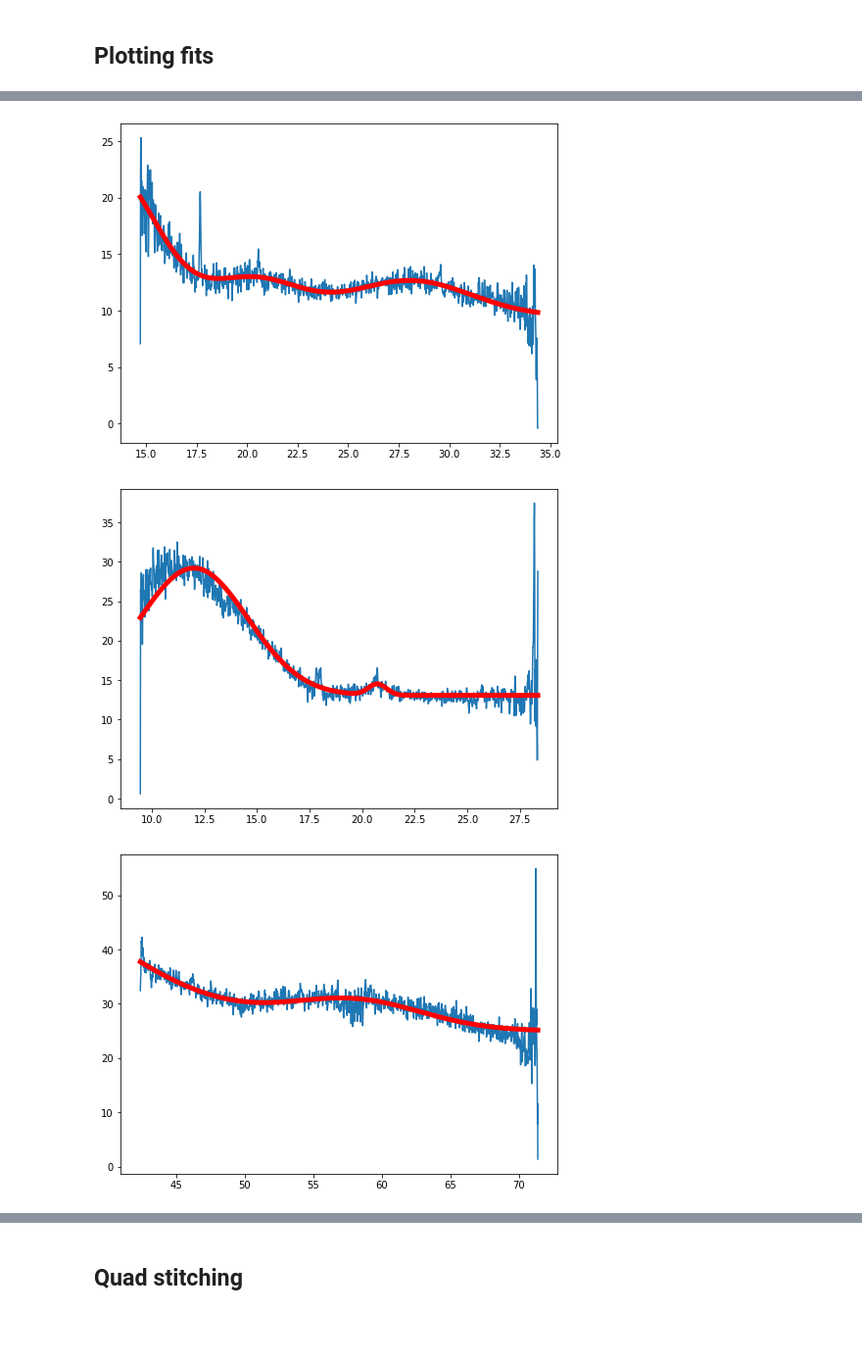
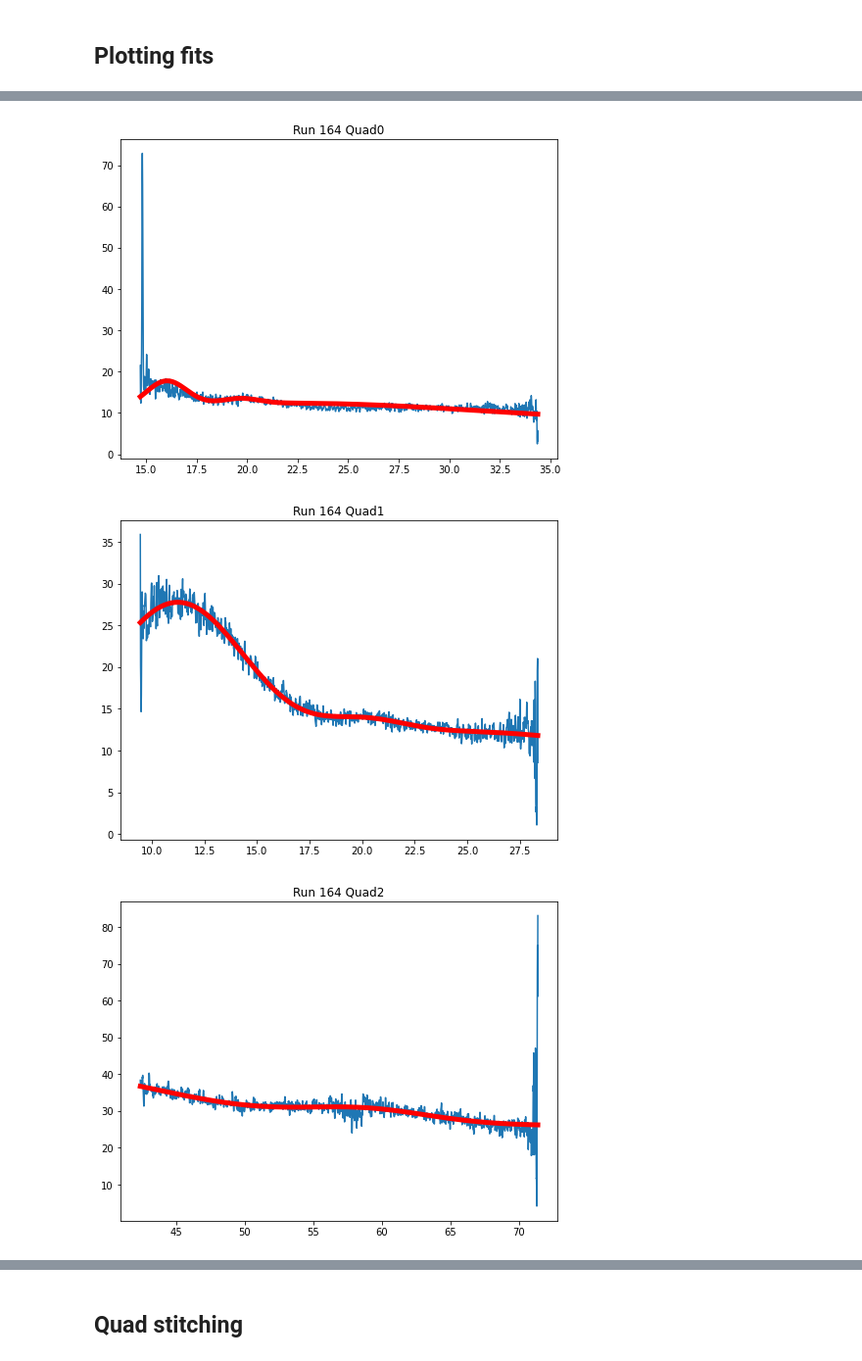
Before and after one commit to meeramadhavi/MEC_XRD_VISAR, a Jupyter notebook: Azimuthal_integration_Meera.ipynb, the cells around one changed output, grey strips where cells are left out. Shown at 98% size. Saved outputs shown, nothing was run; the diff lists cells and outputs as text; code cells hidden in the pictures; blank space fills up the shorter version.

```diff
--- a/Azimuthal_integration_Meera.ipynb
+++ b/Azimuthal_integration_Meera.ipynb
@@ -44,7 +44,8 @@ energy_file_name = 'Energies.csv'
 results_save_dir = '/Users/meera94/Library/CloudStorage/OneDrive-UniversityofCalifornia,Davis/LX99/Results/Analysis_fit_results'
 
 ##importing
-fit_params_file = '/Users/meera94/Library/CloudStorage/OneDrive-UniversityofCalifornia,Davis/LX99/Results/Peakfit_boundsnguess.xlsx'
+#fit_params_file = '/Users/meera94/Library/CloudStorage/OneDrive-UniversityofCalifornia,Davis/LX99/Results/Peakfit_boundsnguess.xlsx'
+fit_params_file = '/Users/meera94/Desktop/LCLS MEC LX99/Peakfit_boundsnguess.xlsx'
 # %%
 #Read energies in KeV
 if platform == "linux" or platform == "linux2":
@@ -69,7 +70,8 @@ else:
 ## opening runs from tiff files tand saving them to a dictionary. We will rotate the images as required by the detector
 #Runs = [140, 143, 146]#, 149, 152, 157, 160, 163, 166, 169, 173, 176, 182, 185, 179, 237, 240, 243, 249, 252, 255, 260, 263, 270, 273, 276, 282, 285, 288, 291, 294, 297, 300, 305, 311, 313, 316, 319, 327, 330, 336, 333, 339]
 #Runs = [139, 140, 142, 143, 145, 146, 148, 149, 151, 152, 157, 159, 160, 162, 163, 165, 166, 168, 169, 172, 173, 175, 176, 178, 181, 182, 184, 185, 179, 234, 237, 239, 240, 242, 243, 248, 249, 251, 252, 254, 255, 259, 260, 262, 263, 269, 270, 272, 273, 275, 276, 281, 282, 284, 284, 285, 287, 288, 290, 291, 293, 294, 296, 297, 299, 300, 302, 304, 305, 307, 310, 311, 312, 313, 315, 316, 318, 319, 326, 327, 329,  330, 335,  336, 332, 333, 338, 339]
-Runs = [ 140, 141, 144, 147, 150, 153, 158, 161, 164] #, 141, 144, 147, 150, 153, 158, 161, 164, 419, 446, 460, 600, 612, 615] # what is wrong with 150?
+#Runs = [ 140, 141, 144, 147, 150, 153, 158, 161, 164] #, 141, 144, 147, 150, 153, 158, 161, 164, 419, 446, 460, 600, 612, 615] # what is wrong with 150?
+Runs = [ 413, 416, 419, 422, 425, 428, 431, 434, 437]
 #Runs = [218, 219]#, 448, 449, 539, 540, 541]#, 67, 70, 88, 116, 117, 118, 127, 128, 129]
 dark_run = [124]
 #Runs = [249, 250, 244]
@@ -1086,0 +1109,4 @@ Quad3_fit_bounds_params = pd.read_excel(fit_params_file, sheet_name='Quad3')
+# %%
+run_num = Runs[1]
+p0, Bounds = mfc.get_fit_guess(Quad0_fit_bounds_params, run_num, 3)
+print(p0, Bounds)
@@ -1098,7 +1126,7 @@ for i, _ in enumerate(Runs):
             y = Int_1D_results['Run ' + str(Runs[i])]['Quad' + str(j)][1]
             valid = ~(np.isnan(x)|np.isnan(y))
             popt0, pcov0 = curve_fit(threegaussfit, x[valid],y[valid], p0, bounds = Bounds)
-            err_fit0 = np.sqrt(np.diag(pcov))
+            err_fit0 = np.sqrt(np.diag(pcov0))
             fit_param0 = [popt0, err_fit0]
             fit_results_byquads['Quad' + str((j))] = fit_param0
         elif j == 1:
@@ -1107,7 +1135,7 @@ for i, _ in enumerate(Runs):
             y = Int_1D_results['Run ' + str(Runs[i])]['Quad' + str(j)][1]
             valid = ~(np.isnan(x)|np.isnan(y))
             popt1, pcov1 = curve_fit(threegaussfit, x[valid],y[valid], p0, bounds = Bounds)
-            err_fit1 = np.sqrt(np.diag(pcov))
+            err_fit1 = np.sqrt(np.diag(pcov1))
             fit_param1 = [popt1, err_fit1]
             fit_results_byquads['Quad' + str((j))] = fit_param1
         elif j == 2:
@@ -1116,7 +1144,7 @@ for i, _ in enumerate(Runs):
             y = Int_1D_results['Run ' + str(Runs[i])]['Quad' + str(j)][1]
             valid = ~(np.isnan(x)|np.isnan(y))
             popt2, pcov2 = curve_fit(twogaussfit, x[valid],y[valid], p0, bounds = Bounds)
-            err_fit2 = np.sqrt(np.diag(pcov))
+            err_fit2 = np.sqrt(np.diag(pcov2))
             fit_param2 = [popt2, err_fit2]
             fit_results_byquads['Quad' + str((j))] = fit_param2
         elif j == 3:
@@ -1125,7 +1153,7 @@ for i, _ in enumerate(Runs):
             y = Int_1D_results['Run ' + str(Runs[i])]['Quad' + str(j)][1]
             valid = ~(np.isnan(x)|np.isnan(y))
             popt3, pcov3 = curve_fit(twogaussfit, x[valid],y[valid], p0, bounds = Bounds)
-            err_fit3 = np.sqrt(np.diag(pcov))
+            err_fit3 = np.sqrt(np.diag(pcov3))
             fit_param3 = [popt3, err_fit3]
             fit_results_byquads['Quad' + str((j))] = fit_param3
     fit_results_byruns['Run ' + str(Runs[i])] = fit_results_byquads
@@ -1141,38 +1169,60 @@ array([25.        , 32.2438537 , 27.19038688, 11.10902921,  5.30526833,
 # %%
-i = 0
+i = 8
 Run_to_plot = Runs[i]
 
 for j, _ in enumerate(Quads):
     if j == 0:
         x = Int_1D_results['Run ' + str(Runs[i])]['Quad' + str(j)][0]
         y = Int_1D_results['Run ' + str(Runs[i])]['Quad' + str(j)][1]
         valid = ~(np.isnan(x)|np.isnan(y))
         plt.plot(x[valid], y[valid])
         plt.plot(x[valid], threegaussfit(x[valid], *fit_results_byruns['Run ' + str(Runs[i])]['Quad' + str(j)][0]),color = 'r',linewidth = 5)
+        plt.title('Run ' + str(Runs[i])+ ' Quad'+  str(j))
+        # print(fit_param0)
+        # print(popt0)
+        # print(err_fit0)
         plt.show()
+
+
     elif j == 1:
         x = Int_1D_results['Run ' + str(Runs[i])]['Quad' + str(j)][0]
         y = Int_1D_results['Run ' + str(Runs[i])]['Quad' + str(j)][1]
         valid = ~(np.isnan(x)|np.isnan(y))
         plt.plot(x[valid], y[valid])
         plt.plot(x[valid], threegaussfit(x[valid], *fit_results_byruns['Run ' + str(Runs[i])]['Quad' + str(j)][0]),color = 'r',linewidth = 5)
+        plt.title('Run ' + str(Runs[i])+ ' Quad'+  str(j))
+        # print(popt1)
+        # print(err_fit1)
         plt.show()
+
     elif j == 2:
         x = Int_1D_results['Run ' + str(Runs[i])]['Quad' + str(j)][0]
         y = Int_1D_results['Run ' + str(Runs[i])]['Quad' + str(j)][1]
         valid = ~(np.isnan(x)|np.isnan(y))
         plt.plot(x[valid], y[valid])
         plt.plot(x[valid], twogaussfit(x[valid], *fit_results_byruns['Run ' + str(Runs[i])]['Quad' + str(j)][0]),color = 'r',linewidth = 5)
+        plt.title('Run ' + str(Runs[i])+ ' Quad'+ str(j))
+        # print(popt2)
+        # print(err_fit2)
         plt.show()
+
 
     elif j == 3:
         x = Int_1D_results['Run ' + str(Runs[i])]['Quad' + str(j)][0]
         y = Int_1D_results['Run ' + str(Runs[i])]['Quad' + str(j)][1]
         valid = ~(np.isnan(x)|np.isnan(y))
         plt.plot(x[valid], y[valid])
         plt.plot(x[valid], twogaussfit(x[valid], *fit_results_byruns['Run ' + str(Runs[i])]['Quad' + str(j)][0]),color = 'r',linewidth = 5)
+        plt.title('Run ' + str(Runs[i])+ ' Quad'+  str(j))
+        # print(popt3)
+        # print(err_fit3)
         plt.show()
+
+for j, _ in enumerate(Quads):
+    print('Fit param Run '+str(Runs[i])+ ' Quad' + str((j))+':', fit_results_byruns['Run ' + str(Runs[i])] ['Quad' + str((j))][0])
+for j, _ in enumerate(Quads):
+    print('Fit error Run '+str(Runs[i])+ ' Quad' + str((j))+':', fit_results_byruns['Run ' + str(Runs[i])] ['Quad' + str((j))][1])
 # %% [output]
-[figure, old version]
+[figure, new version]
-[figure, old version]
+[figure, new version]
-[figure, old version]
+[figure, new version]
```
Also changed, not shown: parts of 12 cells of this notebook.
